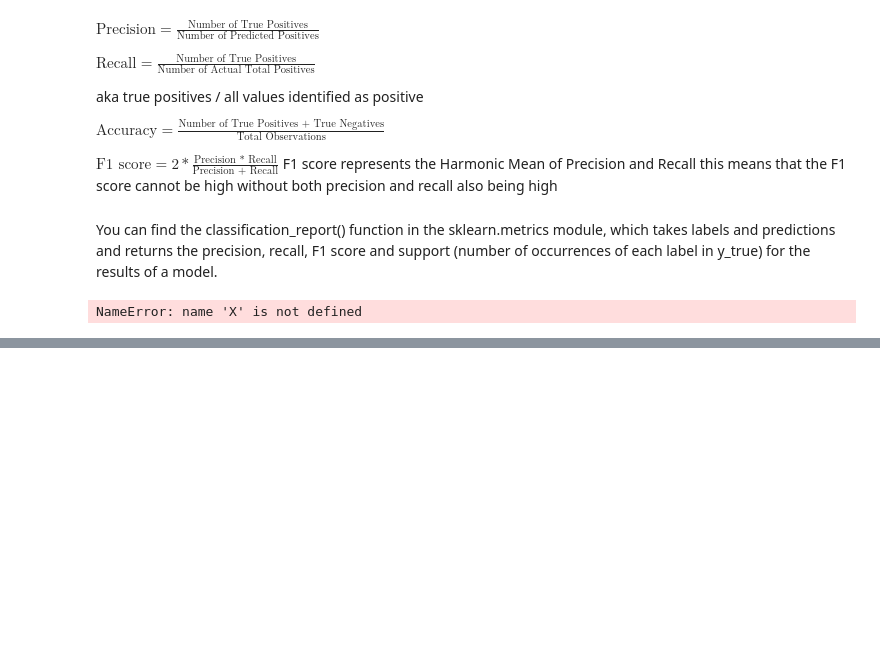
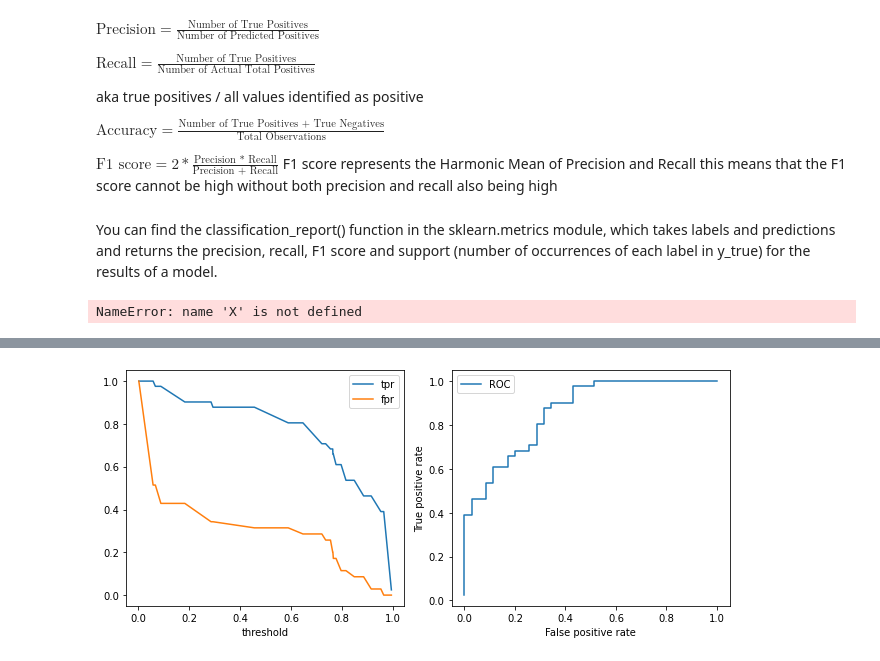
Before and after one commit to MusaAbbasi/DSNYC080822, a Jupyter notebook: Phase_3_Notes.ipynb, the cells around one changed output, grey strips where cells are left out. Saved outputs shown, nothing was run; the diff lists cells and outputs as text; code cells hidden in the pictures; blank space fills up the shorter version.

```diff
--- a/Phase_3_Notes.ipynb
+++ b/Phase_3_Notes.ipynb
@@ -284,0 +375,13 @@ NameError: name 'X' is not defined
+# %%
+# Split data into train and test sets
+X_train, X_test, y_train, y_test = train_test_split(hd_X, hd_y, test_size=.25,
+                                                   random_state=1)
+# Scale the data for modeling
+hd_scaler = StandardScaler()
+hd_scaler.fit(X_train)
+X_train_sc = hd_scaler.transform(X_train)
+X_test_sc = hd_scaler.transform(X_test)
+
+# Train a logistic regresssion model with the train data
+hd_model = LogisticRegression()
+hd_model.fit(X_train_sc, y_train)
@@ -284,0 +395,3 @@ NameError: name 'X' is not defined
+# %%
+y_prob = hd_model.predict_proba(X_test_sc)
+y_prob[:5]
@@ -284,0 +404,2 @@ NameError: name 'X' is not defined
+# %%
+fpr, tpr, thresholds = roc_curve(y_test, y_prob[:,1])
@@ -284,0 +414,4 @@ NameError: name 'X' is not defined
+# %%
+thresh_df = pd.DataFrame({'threshold': thresholds,
+                          'tpr':  tpr, 'fpr': fpr}).iloc[1::, :]
+thresh_df.head()
@@ -284,0 +425,10 @@ NameError: name 'X' is not defined
+# %%
+fig, ax = plt.subplots(1,2, figsize = (9,4))
+thresh_df.plot(x = 'threshold', y = 'tpr', ax = ax[0])
+thresh_df.plot(x = 'threshold', y = 'fpr', ax = ax[0])
+thresh_df.plot(x = 'fpr', y = 'tpr', ax = ax[1], label = 'ROC')
+ax[1].set_ylabel('True positive rate')
+ax[1].set_xlabel('False positive rate')
+plt.tight_layout()
+# %% [output]
+[figure, added]
```
Also changed, not shown: parts of 41 cells of this notebook, 1 other file.
